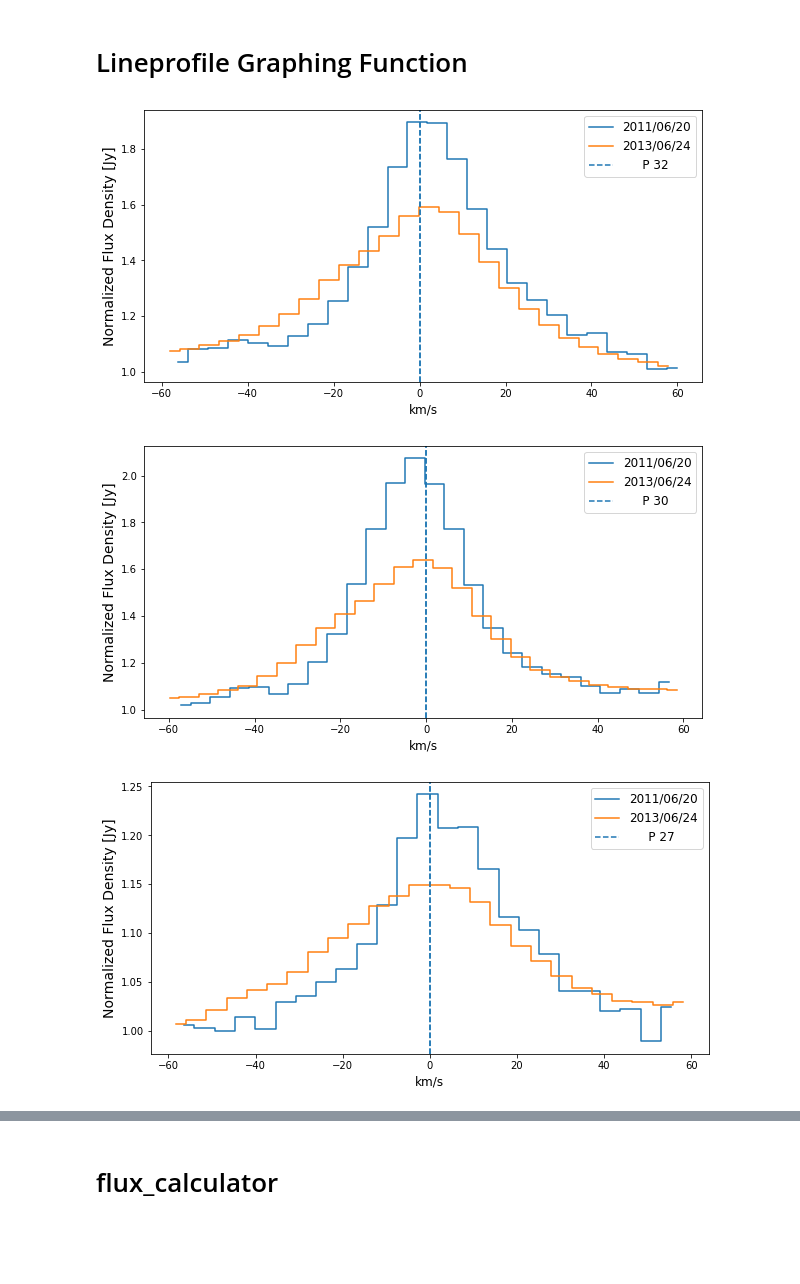
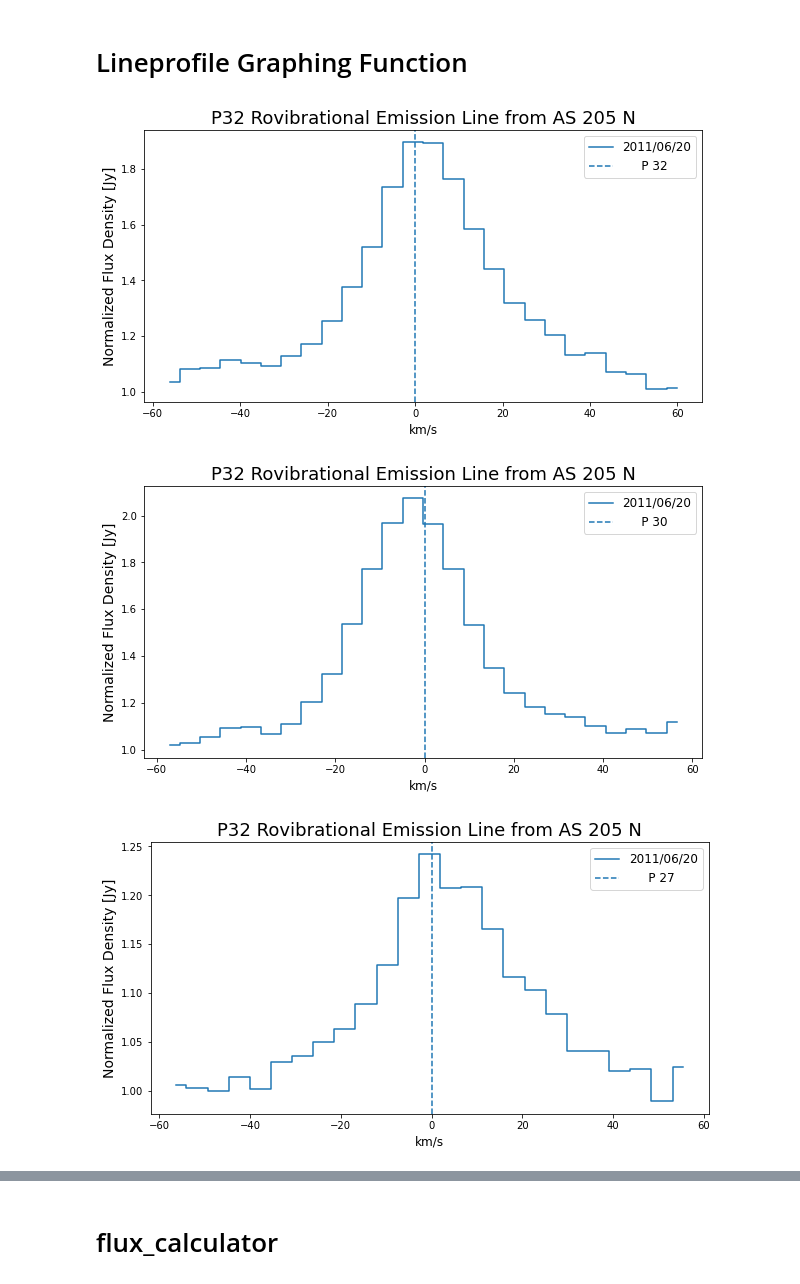
Before and after one commit to adamoses/URSIProject, a Jupyter notebook: AS205_Plots.ipynb, the cells around one changed output, grey strips where cells are left out. Saved outputs shown, nothing was run; the diff lists cells and outputs as text; code cells hidden in the pictures; blank space fills up the shorter version.

Commit message:
finalized graphs, began GQ Lup analysis

```diff
--- a/AS205_Plots.ipynb
+++ b/AS205_Plots.ipynb
@@ -248,19 +246,20 @@ def graph_emission_line(hitranData, observations, dates, src, fitLines=True, km=
     title = 'Lineprofile for '+isotope+' '+trans+pNum+' Emission line from '+src
 
     # Setting title and axes labels
+    ax.set_title('P32 Rovibrational Emission Line from AS 205 N', fontsize=18)
     ax.set_ylabel('Normalized Flux Density [Jy]', fontsize=14)
     ax.legend(loc=1, prop={'size':12})
 # %%
-observations = np.array([data20110620, data20130624])
-dates = np.array(['2011/06/20', '2013/06/24'])
+observations = np.array([data20110620])
+dates = np.array(['2011/06/20'])
 
 graph_emission_line(hitran12CO1_0[0], observations, dates,'AS205', km=True, fitLines=False)
 graph_emission_line(hitran12CO1_0[2], observations, dates,'AS205', km=True, fitLines=False)
 graph_emission_line(hitran12CO2_1[1], observations, dates,'AS205', km=True, fitLines=False)
 # %% [output]
-[figure, old version]
+[figure, new version]
-[figure, old version]
+[figure, new version]
-[figure, old version]
+[figure, new version]
 # %%
 def waveToKM(myLambda, DLambda):
     vel = DLambda*const.c.to('km/s').value/ myLambda
```
Also changed, not shown: parts of 6 cells of this notebook, 3 other files.
